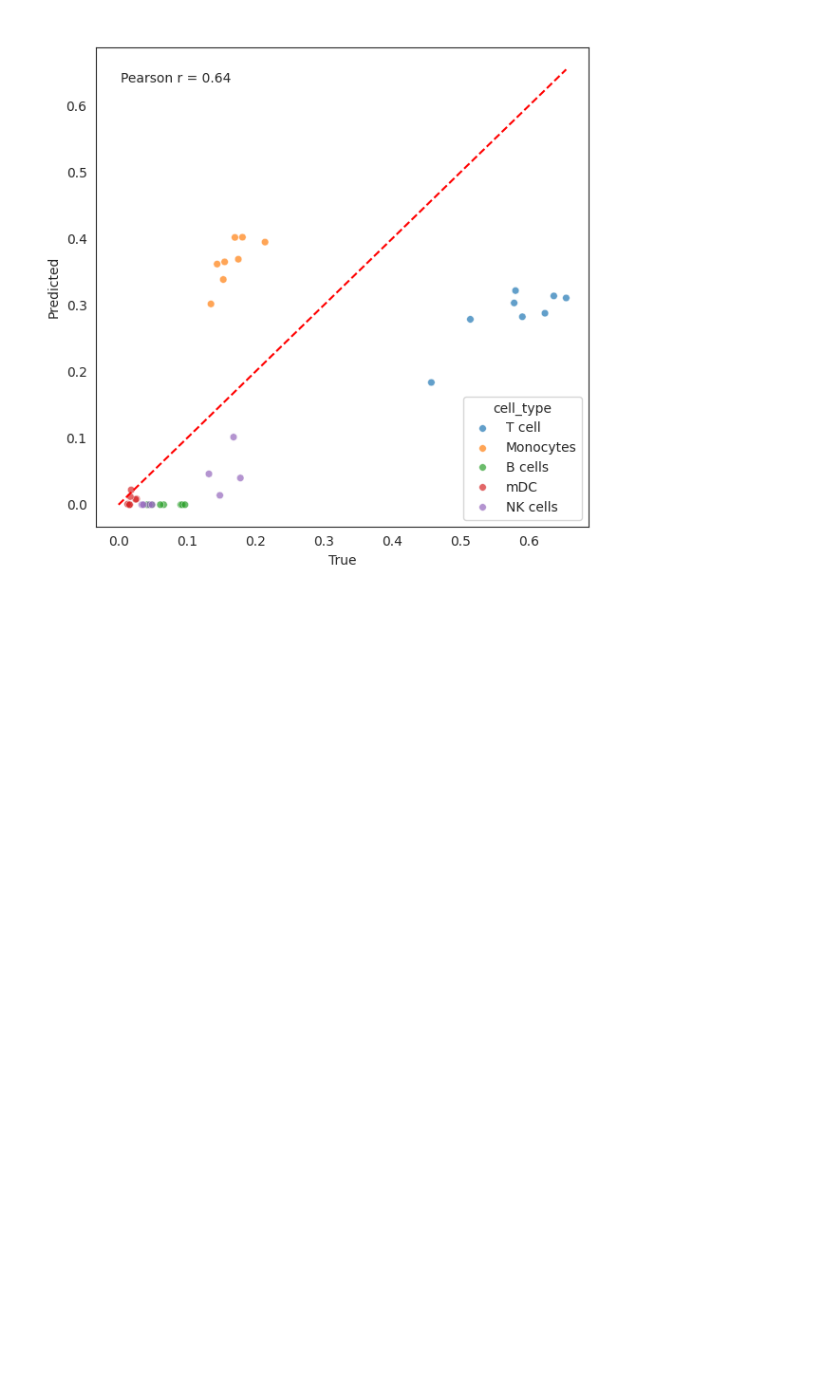
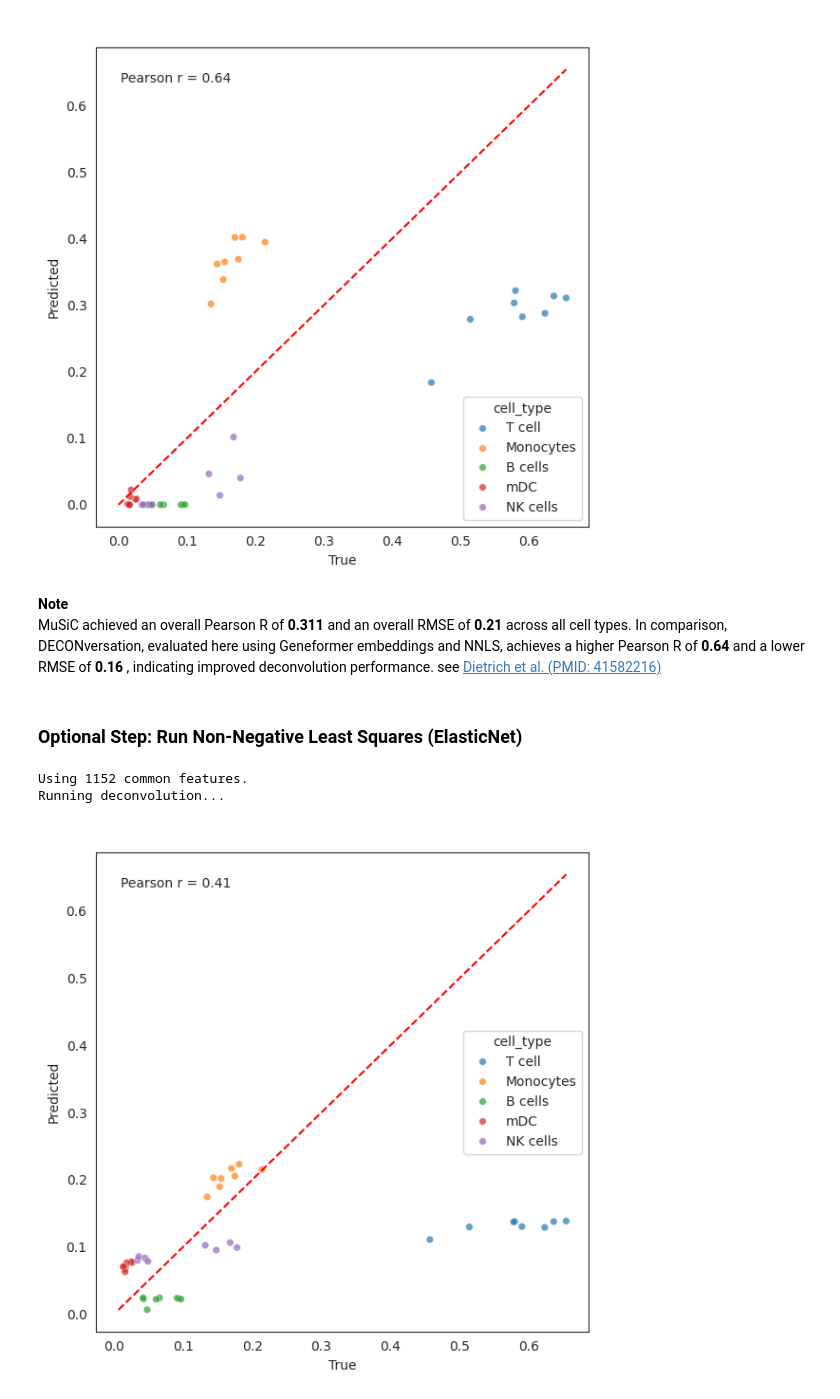
Before and after one commit to Eastmanmd/DECONVersation, a Jupyter notebook: tutorials/extracting_embeddings_from_bulk.ipynb, the cells around one changed output. Drawn from its saved outputs; the diff is of its cells as text; code cells hidden in the pictures; blank space fills up the shorter version.

Commit message:
updated tutorial with updated functions and solvers

```diff
--- a/tutorials/extracting_embeddings_from_bulk.ipynb
+++ b/tutorials/extracting_embeddings_from_bulk.ipynb
@@ -148,3 +147,36 @@ plot_true_vs_predicted(
 )
 # %% [output]
 [figure]
+# %% [markdown]
+<b> Note </b> <br>
+MuSiC achieved an overall Pearson R of <b> 0.311 </b> and an overall RMSE of <b> 0.21 </b> across all cell types. In comparison, DECONversation, evaluated here using Geneformer embeddings and NNLS, achieves a higher Pearson R of <b> 0.64 </b> and a lower RMSE of <b> 0.16 </b> , indicating improved deconvolution performance. see <a href="https://pmc.ncbi.nlm.nih.gov/articles/PMC12837286/" target="_blank">Dietrich et al. (PMID: 41582216)</a>
+# %% [markdown]
+### Optional Step: Run Non-Negative Least Squares (ElasticNet)
+# %%
+# Run NNLS
+cell_prop_pred = run_deconv(bulk_df = bulk_gf.T,
+                                 signature_df = sig_mat_gf.T, solver= "elasticnet",
+                                 normalize = True)
+
+# Merge mDC and pDC to match ground truth
+cell_prop_pred["mDC"] = cell_prop_pred["pDC"] + cell_prop_pred["mDC"]
+
+# Drop pDC after merging with mDC
+cell_prop_pred = cell_prop_pred.drop(columns=["pDC"])
+
+# rename T cells to match
+cell_prop_pred = cell_prop_pred.rename(columns={"T cells" : "T cell"})
+
+# Visualize
+plot_true_vs_predicted(
+    y_true_df = ground_truth.T,
+    y_pred_df = cell_prop_pred,
+    stratify_by_celltype = False,
+    dot_size = 30,
+    figsize_per_plot = (4,4)
+
+)
+# %% [output]
+Using 1152 common features.
+Running deconvolution...
+[figure, added]
```
Also changed, not shown: parts of 6 cells of this notebook.
